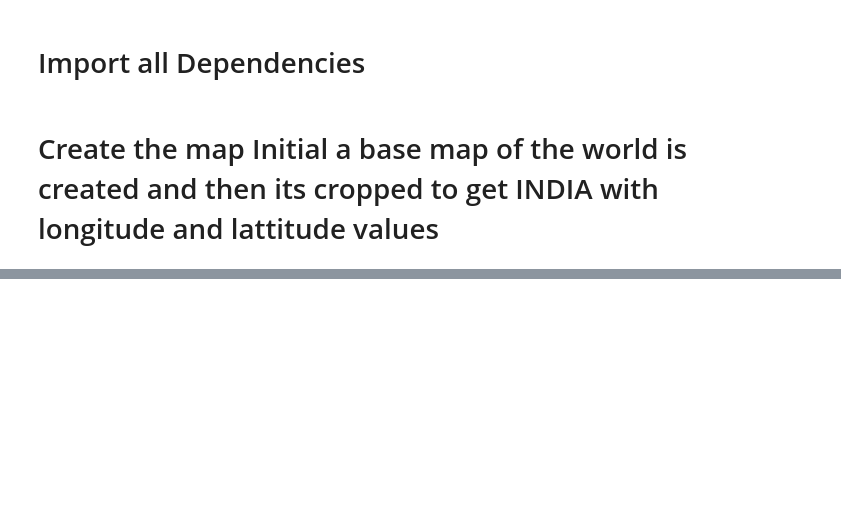
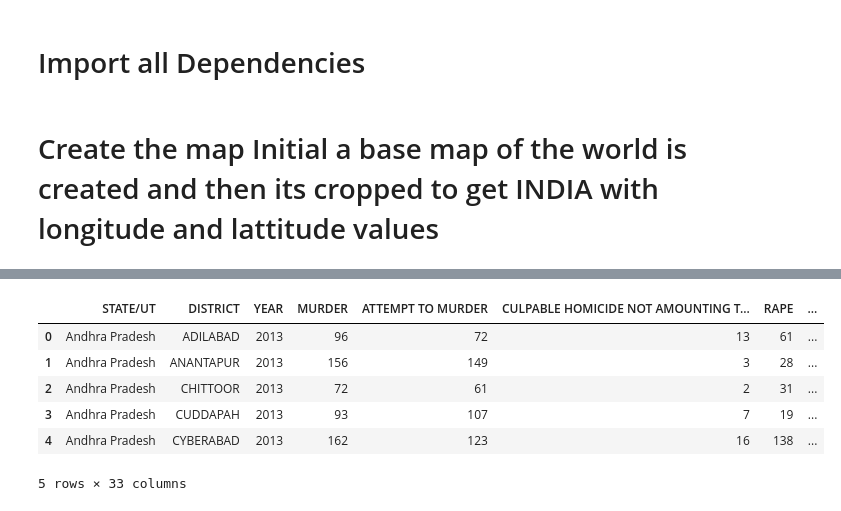
Before and after one commit to erayon/Crime-Analysis-INDIA, a Jupyter notebook: analysis1.ipynb, the cells around one changed output, grey strips where cells are left out. Drawn from its saved outputs; the diff is of its cells as text; code cells hidden in the pictures; blank space fills up the shorter version.

```diff
--- a/analysis1.ipynb
+++ b/analysis1.ipynb
@@ -37,0 +55,10 @@ for shape_dict in m.states_info:
+# %%
+df2.head(5)
+# %% [output]
+|  | STATE/UT | DISTRICT | YEAR | MURDER | ATTEMPT TO MURDER | CULPABLE HOMICIDE NOT AMOUNTING T... | RAPE | ... |
+| 0 | Andhra Pradesh | ADILABAD | 2013 | 96 | 72 | 13 | 61 | ... |
+| 1 | Andhra Pradesh | ANANTAPUR | 2013 | 156 | 149 | 3 | 28 | ... |
+| 2 | Andhra Pradesh | CHITTOOR | 2013 | 72 | 61 | 2 | 31 | ... |
+| 3 | Andhra Pradesh | CUDDAPAH | 2013 | 93 | 107 | 7 | 19 | ... |
+| 4 | Andhra Pradesh | CYBERABAD | 2013 | 162 | 123 | 16 | 138 | ... |
+5 rows × 33 columns
```
Also changed, not shown: parts of 12 cells of this notebook.
